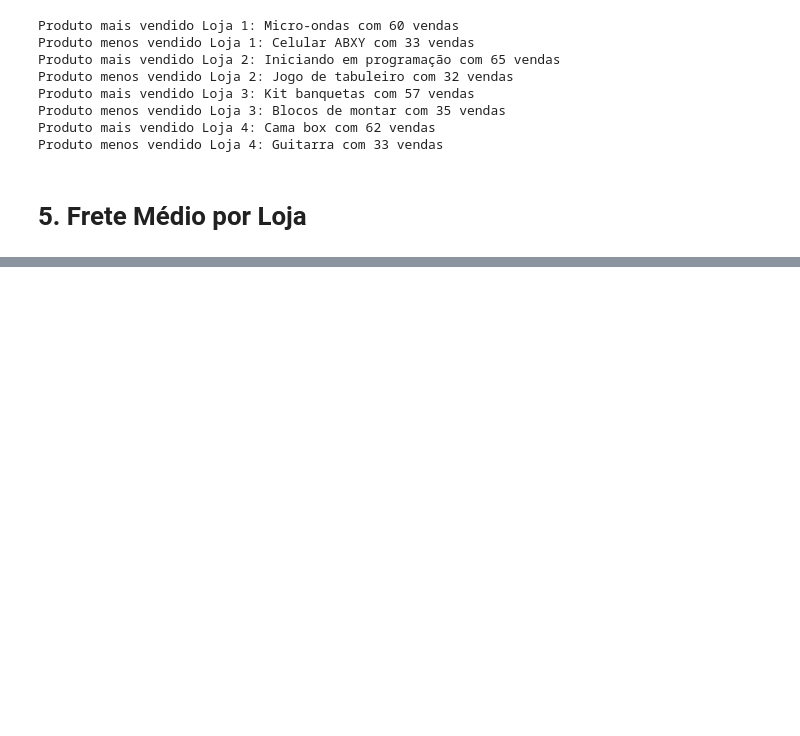
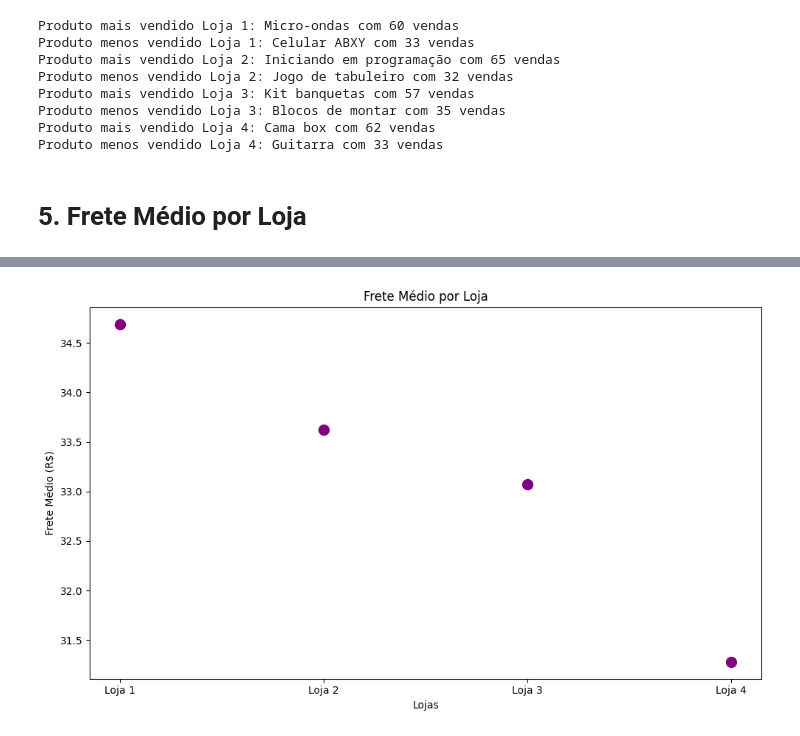
Before and after one commit to euvnovaes/challenge1-alura-data-science, a Jupyter notebook: AluraStoreBr.ipynb, the cells around one changed output, grey strips where cells are left out. Saved outputs shown, nothing was run; the diff lists cells and outputs as text; code cells hidden in the pictures; blank space fills up the shorter version.

```diff
--- a/AluraStoreBr.ipynb
+++ b/AluraStoreBr.ipynb
@@ -103,3 +103,8 @@ Produto mais vendido Loja 4: Cama box com 62 vendas
 Produto menos vendido Loja 4: Guitarra com 33 vendas
 # %% [markdown]
 # 5. Frete Médio por Loja
+# %%
+frete_loja1 = round(sum(loja['Frete']) / len(loja['Frete']), 2)
+frete_loja2 = round(sum(loja2['Frete']) / len(loja2['Frete']), 2)
+frete_loja3 = round(sum(loja3['Frete']) / len(loja3['Frete']), 2)
+frete_loja4 = round(sum(loja4['Frete']) / len(loja4['Frete']), 2)
@@ -105,0 +168,11 @@ Produto menos vendido Loja 4: Guitarra com 33 vendas
+# %%
+# Analisando o frete médio por loja com gráfico de pontos
+plt.figure(figsize=(10, 6))
+plt.scatter(lojas, [frete_loja1, frete_loja2, frete_loja3, frete_loja4], color='purple', s=100)
+plt.title('Frete Médio por Loja')
+plt.xlabel('Lojas')
+plt.ylabel('Frete Médio (R$)')
+plt.tight_layout()
+plt.show()
+# %% [output]
+[figure, added]
```
Also changed, not shown: parts of 7 cells of this notebook.
